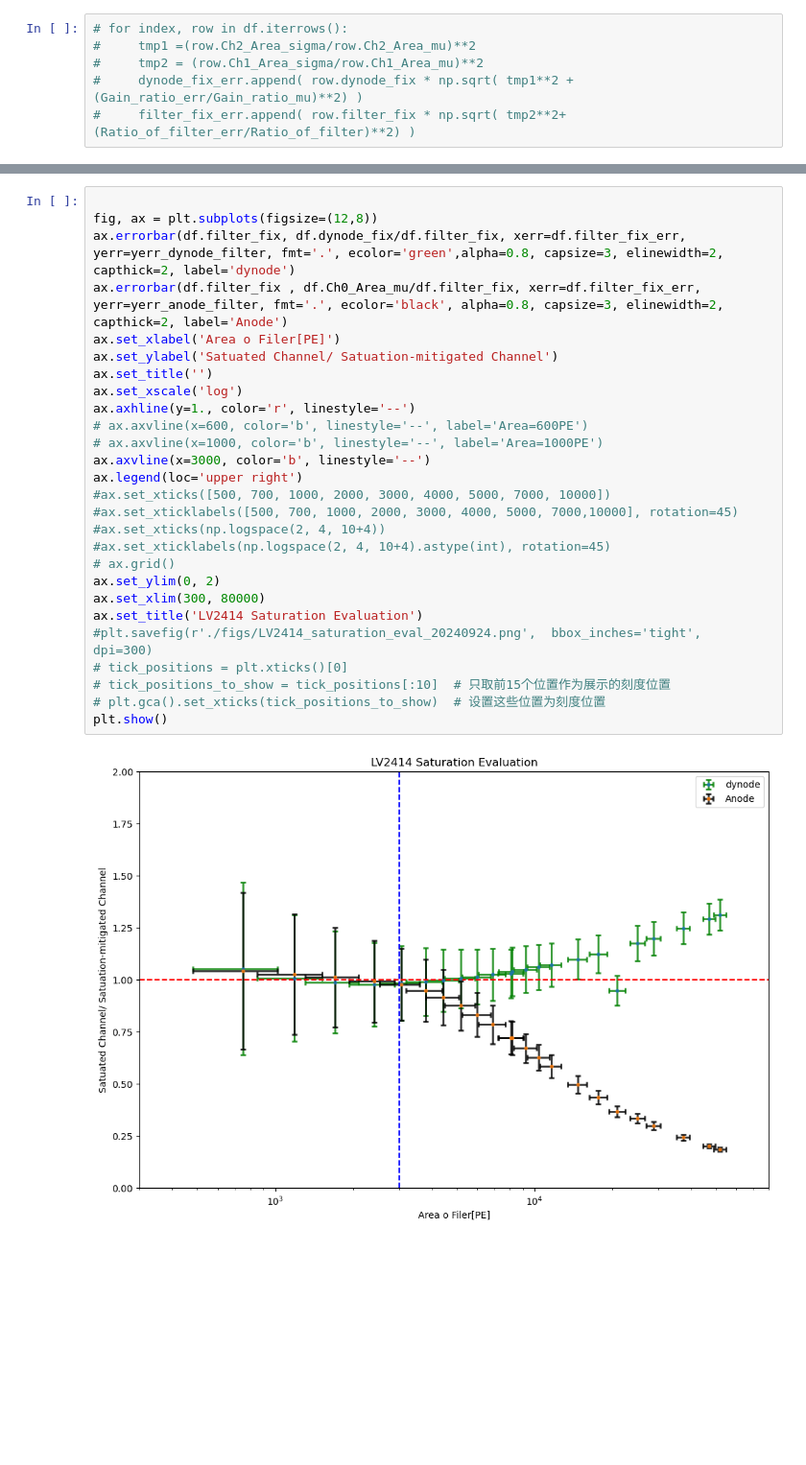
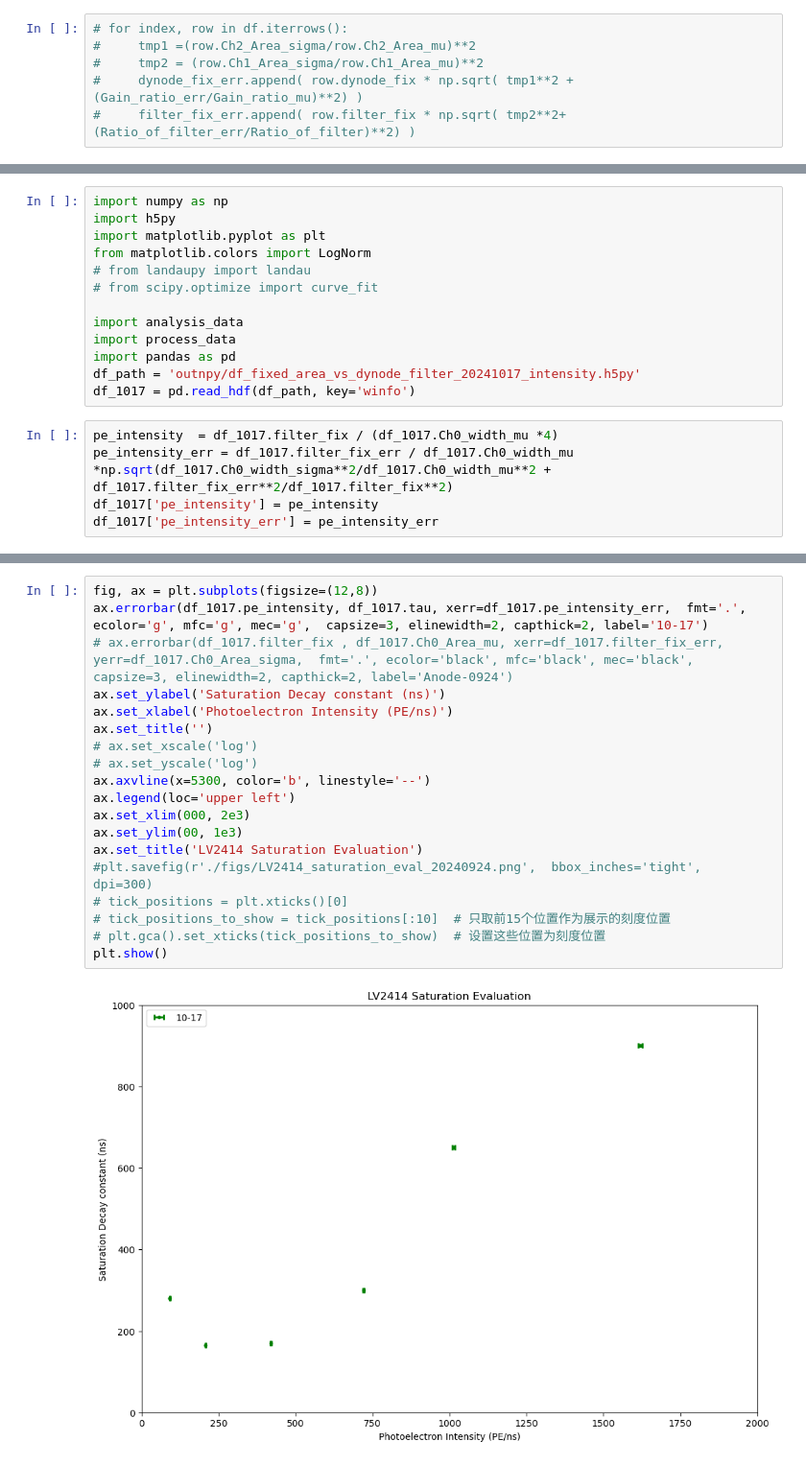
Before and after one commit to Westlake-University-Lsc-lab/ProcessLocalData, a Jupyter notebook: plotsfigures.ipynb, the cells around one changed output, grey strips where cells are left out. Shown at 96% size. Drawn from its saved outputs; the diff is of its cells as text; blank space fills up the shorter version.

```diff
--- a/plotsfigures.ipynb
+++ b/plotsfigures.ipynb
@@ -255,0 +504,18 @@ yerr_anode_filter = df.Ch0_Area_mu/df.filter_fix * np.sqrt((df.Ch0_Area_sigma/df
+# %%
+import numpy as np
+import h5py
+import matplotlib.pyplot as plt
+from matplotlib.colors import LogNorm
+# from landaupy import landau
+# from scipy.optimize import curve_fit
+
+import analysis_data
+import process_data
+import pandas as pd
+df_path = 'outnpy/df_fixed_area_vs_dynode_filter_20241017_intensity.h5py'
+df_1017 = pd.read_hdf(df_path, key='winfo')
+# %%
+pe_intensity  = df_1017.filter_fix / (df_1017.Ch0_width_mu *4)
+pe_intensity_err = df_1017.filter_fix_err / df_1017.Ch0_width_mu *np.sqrt(df_1017.Ch0_width_sigma**2/df_1017.Ch0_width_mu**2 + df_1017.filter_fix_err**2/df_1017.filter_fix**2)
+df_1017['pe_intensity'] = pe_intensity
+df_1017['pe_intensity_err'] = pe_intensity_err
@@ -256,29 +533,21 @@ yerr_anode_filter = df.Ch0_Area_mu/df.filter_fix * np.sqrt((df.Ch0_Area_sigma/df
 # %%
-
 fig, ax = plt.subplots(figsize=(12,8))
-ax.errorbar(df.filter_fix, df.dynode_fix/df.filter_fix, xerr=df.filter_fix_err, yerr=yerr_dynode_filter, fmt='.', ecolor='green',alpha=0.8, capsize=3, elinewidth=2, capthick=2, label='dynode')
-ax.errorbar(df.filter_fix , df.Ch0_Area_mu/df.filter_fix, xerr=df.filter_fix_err, yerr=yerr_anode_filter, fmt='.', ecolor='black', alpha=0.8, capsize=3, elinewidth=2, capthick=2, label='Anode')
-ax.set_xlabel('Area o Filer[PE]')
-ax.set_ylabel('Satuated Channel/ Satuation-mitigated Channel')
+ax.errorbar(df_1017.pe_intensity, df_1017.tau, xerr=df_1017.pe_intensity_err,  fmt='.', ecolor='g', mfc='g', mec='g',  capsize=3, elinewidth=2, capthick=2, label='10-17')
+# ax.errorbar(df_1017.filter_fix , df_1017.Ch0_Area_mu, xerr=df_1017.filter_fix_err, yerr=df_1017.Ch0_Area_sigma,  fmt='.', ecolor='black', mfc='black', mec='black',  capsize=3, elinewidth=2, capthick=2, label='Anode-0924')
+ax.set_ylabel('Saturation Decay constant (ns)')
+ax.set_xlabel('Photoelectron Intensity (PE/ns)')
 ax.set_title('')
-ax.set_xscale('log')
-ax.axhline(y=1., color='r', linestyle='--')
-# ax.axvline(x=600, color='b', linestyle='--', label='Area=600PE')
-# ax.axvline(x=1000, color='b', linestyle='--', label='Area=1000PE')
-ax.axvline(x=3000, color='b', linestyle='--')
-ax.legend(loc='upper right')
-#ax.set_xticks([500, 700, 1000, 2000, 3000, 4000, 5000, 7000, 10000])
-#ax.set_xticklabels([500, 700, 1000, 2000, 3000, 4000, 5000, 7000,10000], rotation=45)
-#ax.set_xticks(np.logspace(2, 4, 10+4))
-#ax.set_xticklabels(np.logspace(2, 4, 10+4).astype(int), rotation=45)
-# ax.grid()
-ax.set_ylim(0, 2)
-ax.set_xlim(300, 80000)
+# ax.set_xscale('log')
+# ax.set_yscale('log')
+ax.axvline(x=5300, color='b', linestyle='--')
+ax.legend(loc='upper left')
+ax.set_xlim(000, 2e3)
+ax.set_ylim(00, 1e3)
 ax.set_title('LV2414 Saturation Evaluation')
 #plt.savefig(r'./figs/LV2414_saturation_eval_20240924.png',  bbox_inches='tight',  dpi=300)
 # tick_positions = plt.xticks()[0]
 # tick_positions_to_show = tick_positions[:10]  # 只取前15个位置作为展示的刻度位置
 # plt.gca().set_xticks(tick_positions_to_show)  # 设置这些位置为刻度位置
 plt.show()
 # %% [output]
-[figure, old version]
+[figure, new version]
```
Also changed, not shown: parts of 23 cells of this notebook.
